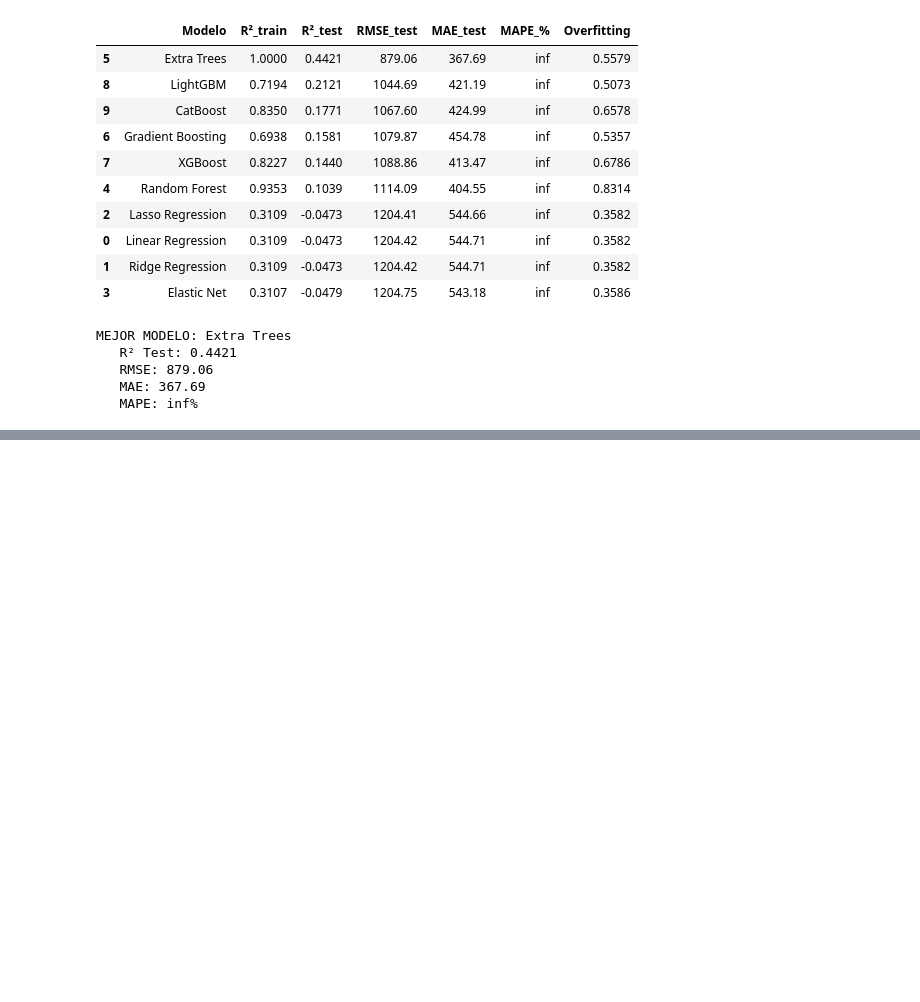
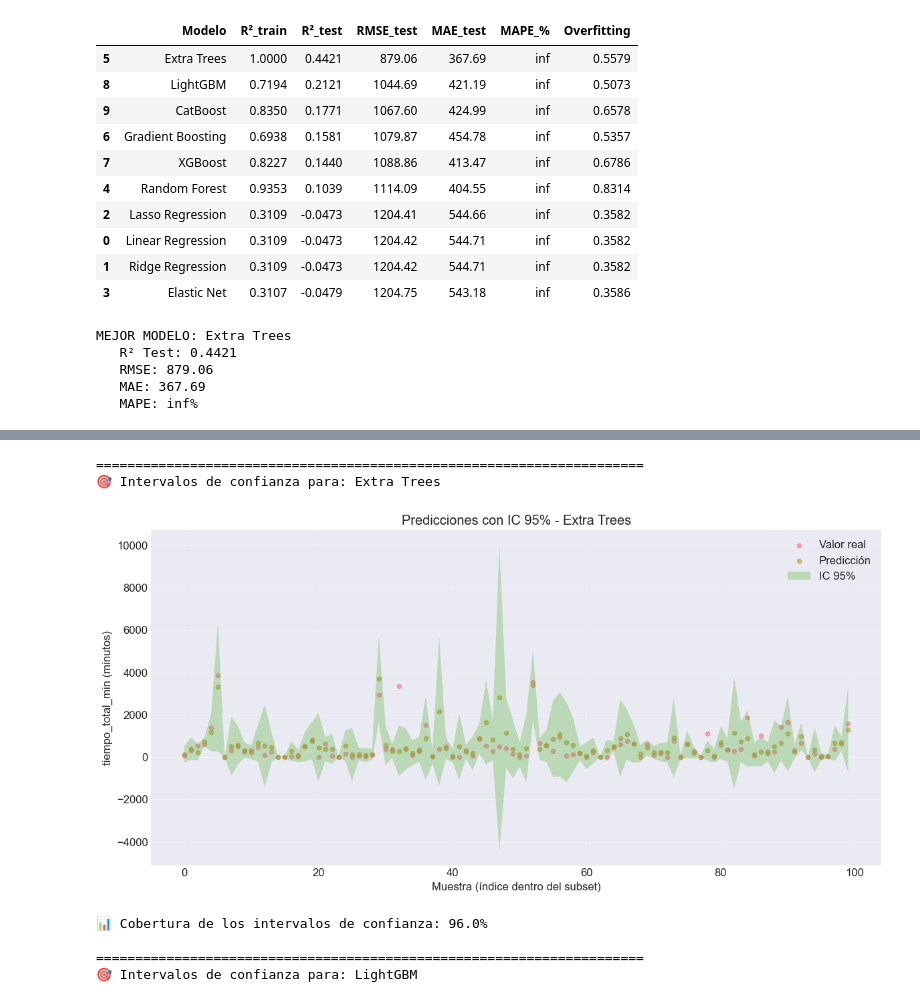
Before and after one commit to Henao13/Data-SciencePI, a Jupyter notebook: eda_incial (1).ipynb, the cells around one changed output, grey strips where cells are left out. Saved outputs shown, nothing was run; the diff lists cells and outputs as text; code cells hidden in the pictures; blank space fills up the shorter version.

Commit message:
feat intervalos de cofianza

```diff
--- a/eda_incial (1).ipynb
+++ b/eda_incial (1).ipynb
@@ -2826,0 +2441,59 @@ print(conclusions)
+# %%
+# Tomar una muestra aleatoria del conjunto de prueba
+sample_size = min(100, len(X_test))  # por si el test es pequeño
+np.random.seed(42)
+sample_indices = np.random.choice(len(X_test), sample_size, replace=False)
+
+# Soportar X_test como DataFrame o array
+if isinstance(X_test, pd.DataFrame):
+    X_sample = X_test.iloc[sample_indices]
+else:
+    X_sample = X_test[sample_indices]
+
+y_sample = y_test.iloc[sample_indices]
+
+# =========================================================
+# 3) Calcular y graficar IC para cada modelo del top 2
+# =========================================================
+for model_name in top2_model_names:
+    print("\n" + "="*70)
+    print(f"🎯 Intervalos de confianza para: {model_name}")
+
+    model = models[model_name]  # modelo ya entrenado en tu loop previo
+
+    mean_pred, lower_bound, upper_bound = calculate_confidence_intervals(
+        model, X_sample  # usamos el mismo subset para comparar
+    )
+
+    # Si el modelo no tiene estimators_ (por ejemplo, CatBoost, LGBM, lineales), se salta
+    if mean_pred is None:
+        continue
+
+    fig, ax = plt.subplots(figsize=(12, 6))
+
+    indices = np.arange(sample_size)
+    ax.scatter(indices, y_sample, label='Valor real', alpha=0.6, s=20)
+    ax.scatter(indices, mean_pred, label='Predicción', alpha=0.6, s=20)
+    ax.fill_between(indices, lower_bound, upper_bound,
+                    alpha=0.3, label='IC 95%')
+
+    ax.set_xlabel('Muestra (índice dentro del subset)')
+    ax.set_ylabel('tiempo_total_min (minutos)')
+    ax.set_title(f'Predicciones con IC 95% - {model_name}')
+    ax.legend()
+    ax.grid(True, alpha=0.3)
+
+    plt.tight_layout()
+    plt.show()
+
+    # Cobertura del intervalo
+    coverage = np.mean((y_sample >= lower_bound) & (y_sample <= upper_bound))
+    print(f"📊 Cobertura de los intervalos de confianza: {coverage:.1%}")
+# %% [output]
+======================================================================
+🎯 Intervalos de confianza para: Extra Trees
+[figure, added]
+📊 Cobertura de los intervalos de confianza: 96.0%
+
+======================================================================
+🎯 Intervalos de confianza para: LightGBM
```
Also changed, not shown: parts of 17 cells of this notebook.
